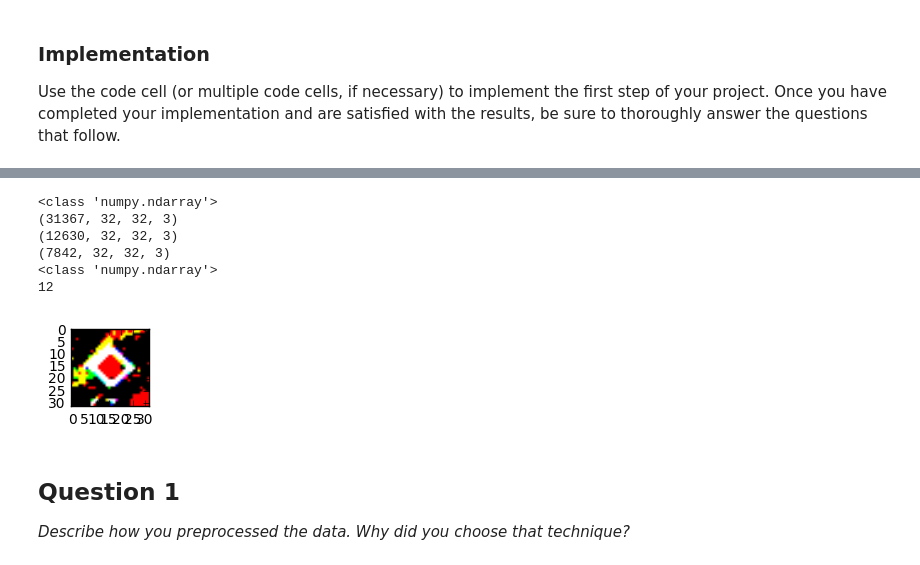
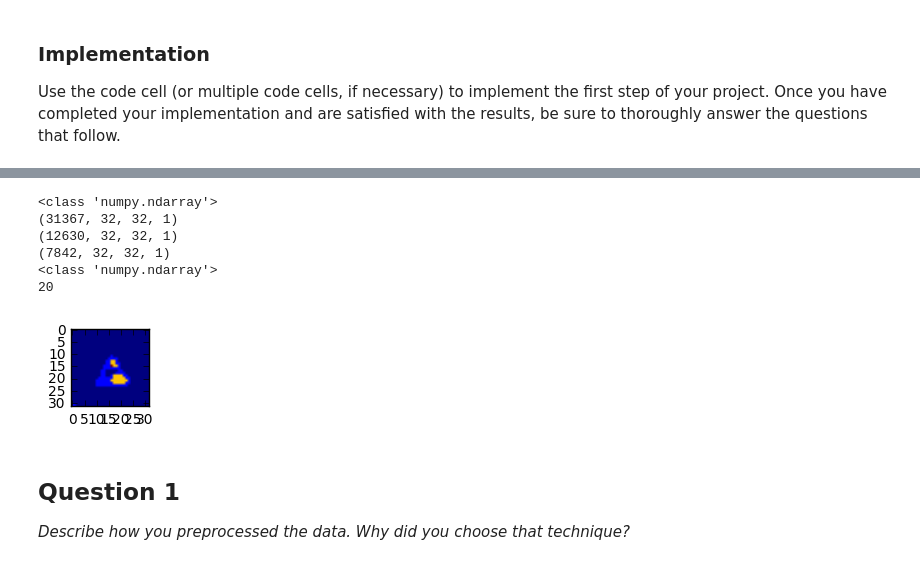
Before and after one commit to anixon604/CarND-Traffic-Sign-Classifier-Project, a Jupyter notebook: Traffic_Signs_Recognition.ipynb, the cells around one changed output, grey strips where cells are left out. Cells and saved outputs as stored; diff of their text form; code cells hidden in the pictures.

```diff
--- a/Traffic_Signs_Recognition.ipynb
+++ b/Traffic_Signs_Recognition.ipynb
@@ -152,3 +152,29 @@ Here is an example of a [published baseline model on this problem](http://yann.l
 ### Implementation
 
 Use the code cell (or multiple code cells, if necessary) to implement the first step of your project. Once you have completed your implementation and are satisfied with the results, be sure to thoroughly answer the questions that follow.
+# %%
+from scipy.misc import imresize
+
+import random
+%matplotlib inline
+
+index = 0
+for img in X_train:
+    #crop images to sign bounding box
+    #adjust crop coords for the resize of images
+    origX = sizes_train[index][0]
+    origY = sizes_train[index][1]
+    x1 = coords_train[index][0]
+    y1 = coords_train[index][1]
+    x2 = coords_train[index][2]
+    y2 = coords_train[index][3]
+    x1c = (x1/origX)*32
+    y1c = (y1/origY)*32
+    x2c = (x2/origX)*32
+    y2c = (y2/origY)*32
+
+    img = img[x1c:x2c, y1c:y2c]
+    img = imresize(img,(32,32))
+    X_train[index] = img
+
+    index = index+1
@@ -168,44 +210,42 @@ X_val = np.array([normalize(image) for image in X_val], dtype=np.float32)
 # %%
 #Greyscale and visualize
 print(type(X_train))
 
-"""#Greyscale
+#Greyscale
 X_train = np.array([cv2.cvtColor(image, cv2.COLOR_RGB2GRAY) for image in X_train], dtype=np.float32)
 X_test = np.array([cv2.cvtColor(image, cv2.COLOR_RGB2GRAY) for image in X_test], dtype=np.float32)
 X_val = np.array([cv2.cvtColor(image, cv2.COLOR_RGB2GRAY) for image in X_val], dtype=np.float32)
 
 
 X_train = np.expand_dims(X_train, axis=3)
 X_test = np.expand_dims(X_test, axis=3)
 X_val = np.expand_dims(X_val, axis=3)
-"""
+
 print(X_train.shape)
 print(X_test.shape)
 print(X_val.shape)
 print(type(X_train))
 
 #check Grayscale image
 import random
-import numpy as np
-import matplotlib.pyplot as plt
 %matplotlib inline
 
 index = random.randint(0, len(X_train))
-image = X_train[25].squeeze()
+image = X_train[index].squeeze()
 
 plt.figure(figsize=(1,1))
-plt.imshow(image, cmap="gray")
-#plt.imshow(image)
-print(y_train[25])
+#plt.imshow(image, cmap="gray")
+plt.imshow(image)
+print(y_train[index])
 #-----------
 # %% [output]
 <class 'numpy.ndarray'>
-(31367, 32, 32, 3)
-(12630, 32, 32, 3)
-(7842, 32, 32, 3)
+(31367, 32, 32, 1)
+(12630, 32, 32, 1)
+(7842, 32, 32, 1)
 <class 'numpy.ndarray'>
-12
+20
-[figure, old version]
+[figure, new version]
 # %%
 #Shuffle
 from sklearn.utils import shuffle
```
Also changed, not shown: parts of 6 cells of this notebook.
